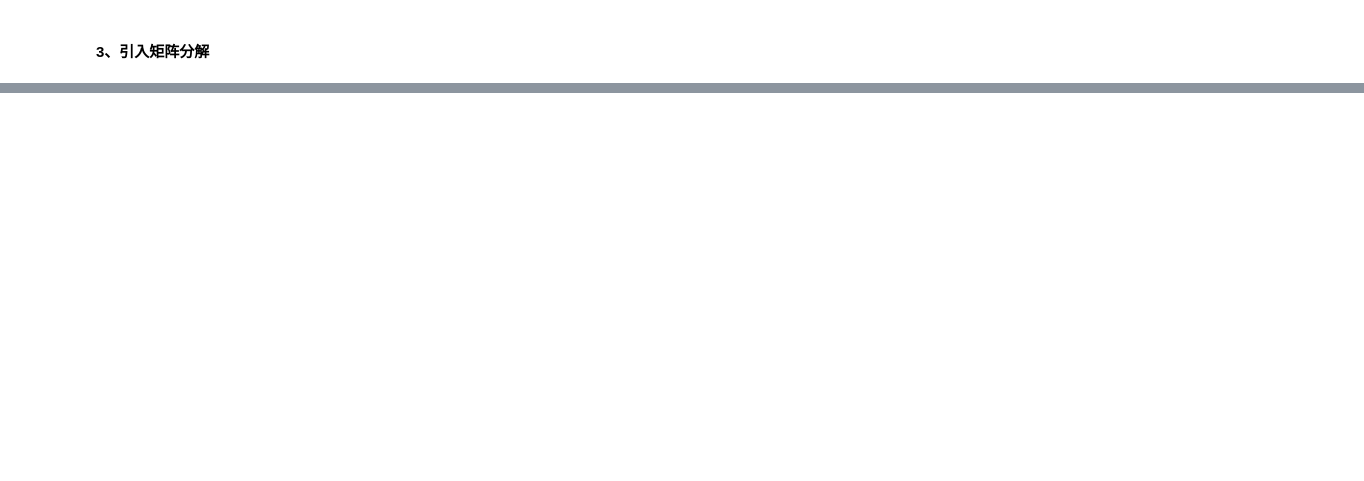
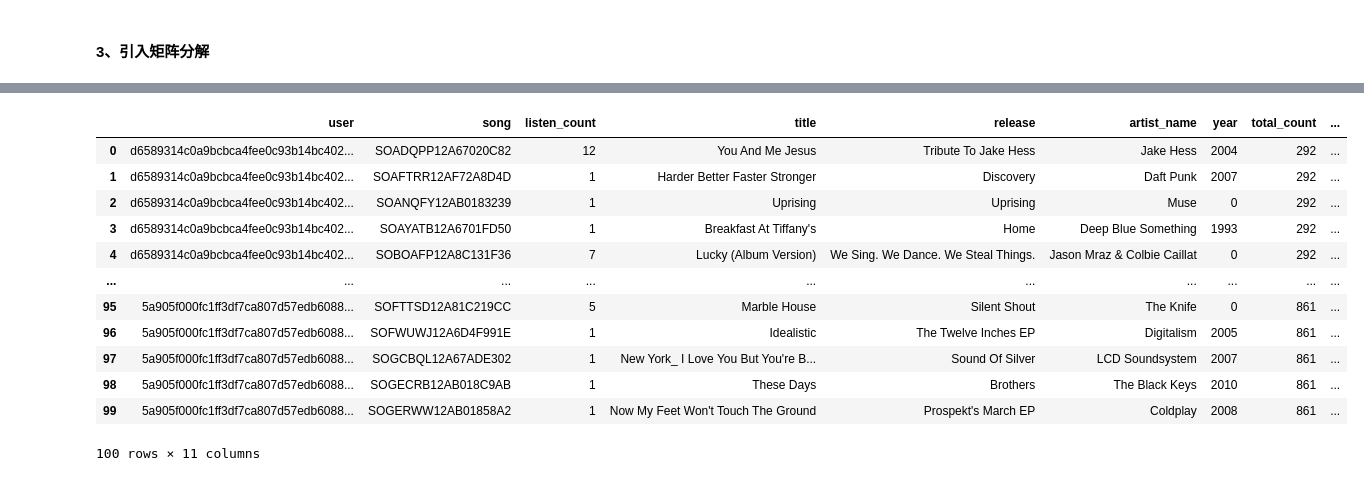
Before and after one commit to fang362/MusicRecommendation, a Jupyter notebook: music_Recommendation(最终版.ipynb, the cells around one changed output, grey strips where cells are left out. Drawn from its saved outputs; the diff is of its cells as text; code cells hidden in the pictures; blank space fills up the shorter version.

```diff
--- a/music_Recommendation(最终版.ipynb
+++ b/music_Recommendation(最终版.ipynb
@@ -436,0 +729,4 @@ mat_set
+# %%
+#去重
+user_unique = small_set.user.drop_duplicates().reset_index()
+song_unique = small_set.song.drop_duplicates().reset_index()
@@ -436,0 +751,5 @@ mat_set
+# %%
+#改列名：将这些唯一的用户id和歌曲id重新编号(作用：由长变短)
+# 经过去重后的每个index都是唯一的（但不是连续的数，所以可以当成用户/歌曲的id）
+user_unique.rename(columns={'index':'user_index'}, inplace=True)
+song_unique.rename(columns={'index':'song_index'}, inplace=True)
@@ -436,0 +765,4 @@ mat_set
+# %%
+# 把user_unique和song的索引值添加为新的一列
+user_unique['us_index_value'] = list(user_unique.index)
+song_unique['so_index_value']= list(song_unique.index)
@@ -436,0 +796,18 @@ mat_set
+# %%
+small_set = pd.merge(small_set,song_unique,how='left')
+# %%
+small_set.head(100)
+# %% [output]
+|  | user | song | listen_count | title | release | artist_name | year | total_count | ... |
+| 0 | d6589314c0a9bcbca4fee0c93b14bc402... | SOADQPP12A67020C82 | 12 | You And Me Jesus | Tribute To Jake Hess | Jake Hess | 2004 | 292 | ... |
+| 1 | d6589314c0a9bcbca4fee0c93b14bc402... | SOAFTRR12AF72A8D4D | 1 | Harder Better Faster Stronger | Discovery | Daft Punk | 2007 | 292 | ... |
+| 2 | d6589314c0a9bcbca4fee0c93b14bc402... | SOANQFY12AB0183239 | 1 | Uprising | Uprising | Muse | 0 | 292 | ... |
+| 3 | d6589314c0a9bcbca4fee0c93b14bc402... | SOAYATB12A6701FD50 | 1 | Breakfast At Tiffany's | Home | Deep Blue Something | 1993 | 292 | ... |
+| 4 | d6589314c0a9bcbca4fee0c93b14bc402... | SOBOAFP12A8C131F36 | 7 | Lucky (Album Version) | We Sing. We Dance. We Steal Things. | Jason Mraz & Colbie Caillat | 0 | 292 | ... |
+| ... | ... | ... | ... | ... | ... | ... | ... | ... | ... |
+| 95 | 5a905f000fc1ff3df7ca807d57edb6088... | SOFTTSD12A81C219CC | 5 | Marble House | Silent Shout | The Knife | 0 | 861 | ... |
+| 96 | 5a905f000fc1ff3df7ca807d57edb6088... | SOFWUWJ12A6D4F991E | 1 | Idealistic | The Twelve Inches EP | Digitalism | 2005 | 861 | ... |
+| 97 | 5a905f000fc1ff3df7ca807d57edb6088... | SOGCBQL12A67ADE302 | 1 | New York_ I Love You But You're B... | Sound Of Silver | LCD Soundsystem | 2007 | 861 | ... |
+| 98 | 5a905f000fc1ff3df7ca807d57edb6088... | SOGECRB12AB018C9AB | 1 | These Days | Brothers | The Black Keys | 2010 | 861 | ... |
+| 99 | 5a905f000fc1ff3df7ca807d57edb6088... | SOGERWW12AB01858A2 | 1 | Now My Feet Won't Touch The Ground | Prospekt's March EP | Coldplay | 2008 | 861 | ... |
+100 rows × 11 columns
```
Also changed, not shown: parts of 81 cells of this notebook.
